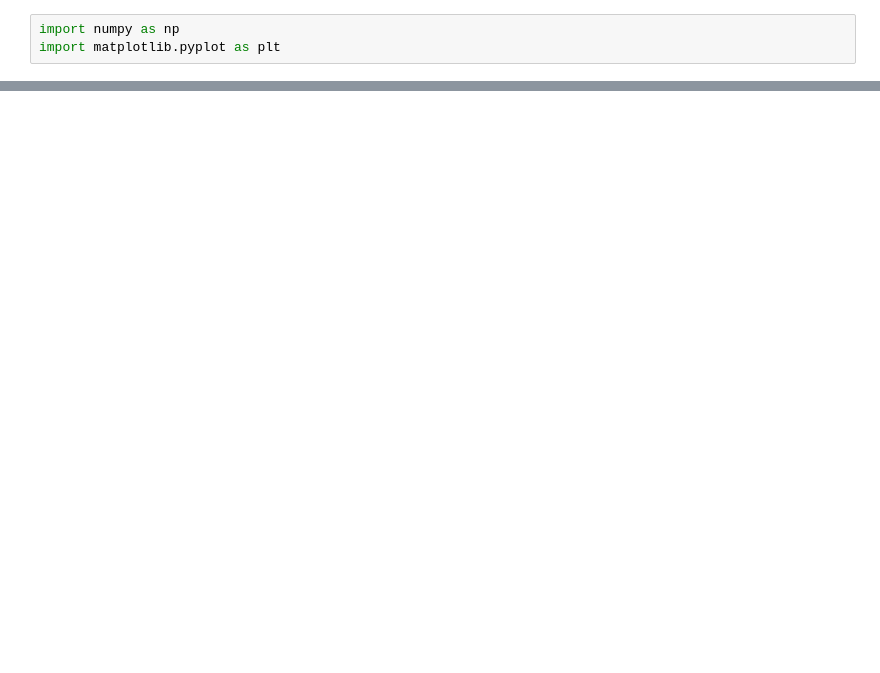
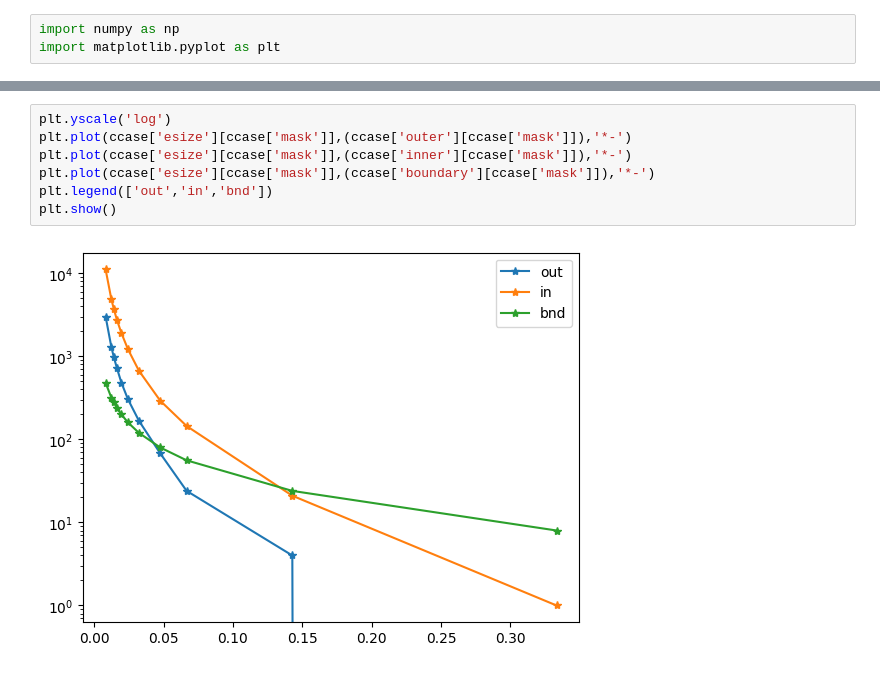
Before and after one commit to csgellert/NeuralIGA, a Jupyter notebook: Neural iga/visualize_results.ipynb, the cells around one changed output, grey strips where cells are left out. Saved outputs shown, nothing was run; the diff lists cells and outputs as text; blank space fills up the shorter version.

```diff
--- a/Neural iga/visualize_results.ipynb
+++ b/Neural iga/visualize_results.ipynb
@@ -78,2 +133,11 @@ plt.show()
+# %%
+plt.yscale('log')
+plt.plot(ccase['esize'][ccase['mask']],(ccase['outer'][ccase['mask']]),'*-')
+plt.plot(ccase['esize'][ccase['mask']],(ccase['inner'][ccase['mask']]),'*-')
+plt.plot(ccase['esize'][ccase['mask']],(ccase['boundary'][ccase['mask']]),'*-')
+plt.legend(['out','in','bnd'])
+plt.show()
+# %% [output]
+[figure, added]
 # %%
 plt.yscale('log')
```
Also changed, not shown: parts of 19 cells of this notebook.
